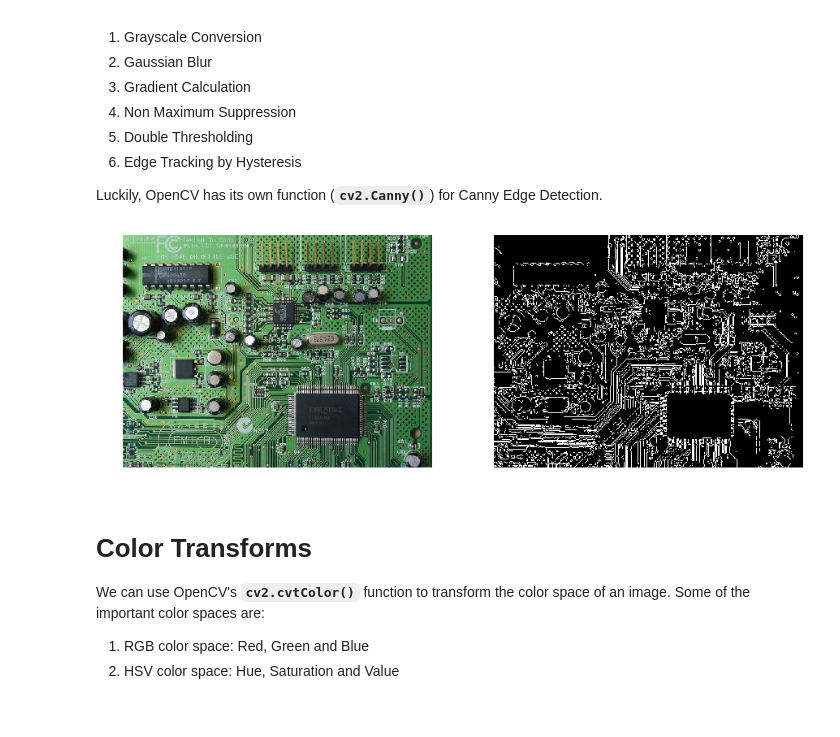
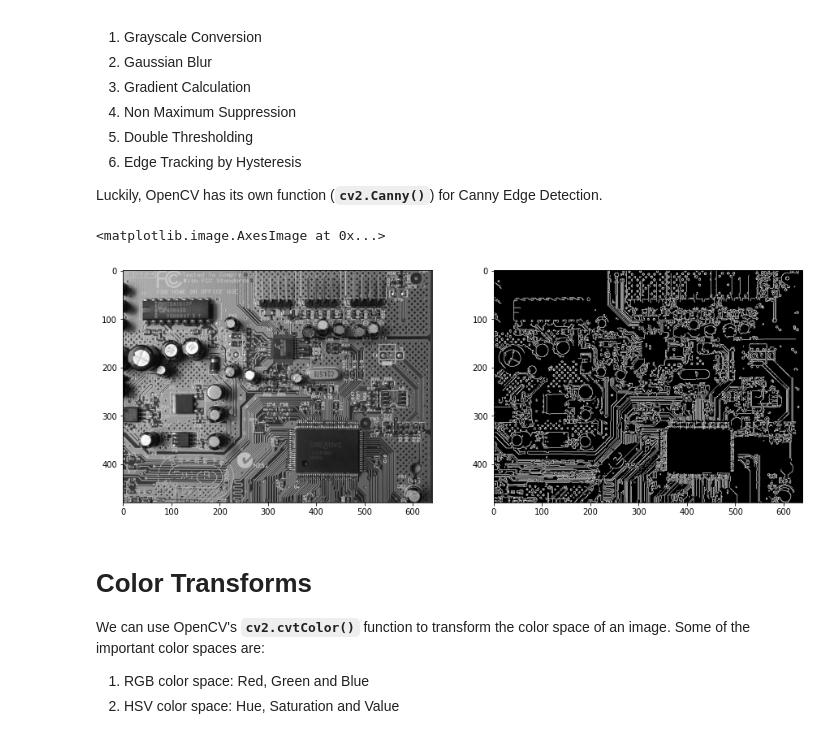
Before and after one commit to bigvisionai/upgrad_alumni_workshop_day1, a Jupyter notebook: OpenCV_Basics/OpenCV_Basics.ipynb, the cells around one changed output. Drawn from its saved outputs; the diff is of its cells as text; code cells hidden in the pictures.

```diff
--- a/OpenCV_Basics/OpenCV_Basics.ipynb
+++ b/OpenCV_Basics/OpenCV_Basics.ipynb
@@ -15,13 +27,16 @@ Before we jump into any advanced material, let's quickly recap the basics:
 # %%
 # Import required modules
 import cv2
-from utils import imshow, imshow2
 import numpy as np
 import matplotlib.pyplot as plt
 %matplotlib inline
 
 # Use imread function to read image
-img = cv2.imread("data/board.jpg")
+img = cv2.imread("board.jpg")
+# %%
+import matplotlib
+matplotlib.rcParams['figure.figsize'] = (10.0, 10.0)
+matplotlib.rcParams['image.cmap'] = 'gray'
 # %% [markdown]
 # Writing an Image
 # %%
@@ -83,12 +97,17 @@ Luckily, OpenCV has its own function (**`cv2.Canny()`**) for Canny Edge Detectio
 # %%
 # Convert image to grayscale
 gray = cv2.cvtColor(img_copy,cv2.COLOR_BGR2GRAY)
 
 edges = cv2.Canny(gray,200,600)
 
-imshow2(img,edges)
+plt.figure(figsize=[15,10])
+plt.subplot(121)
+plt.imshow(gray)
+plt.subplot(122)
+plt.imshow(edges)
 # %% [output]
+<matplotlib.image.AxesImage at 0x...>
-[figure, old version]
+[figure, new version]
 # %% [markdown]
 # Color Transforms
 
```
Also changed, not shown: parts of 8 cells of this notebook.
